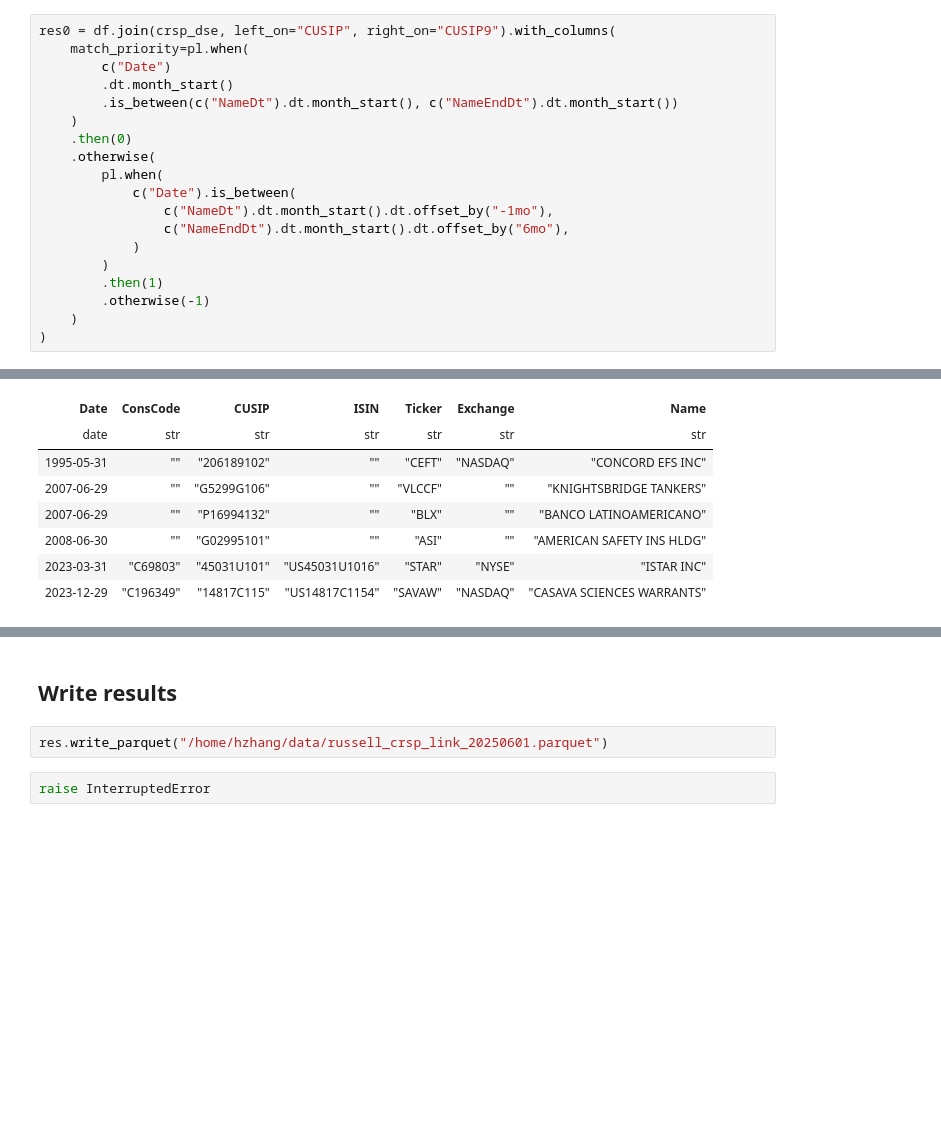
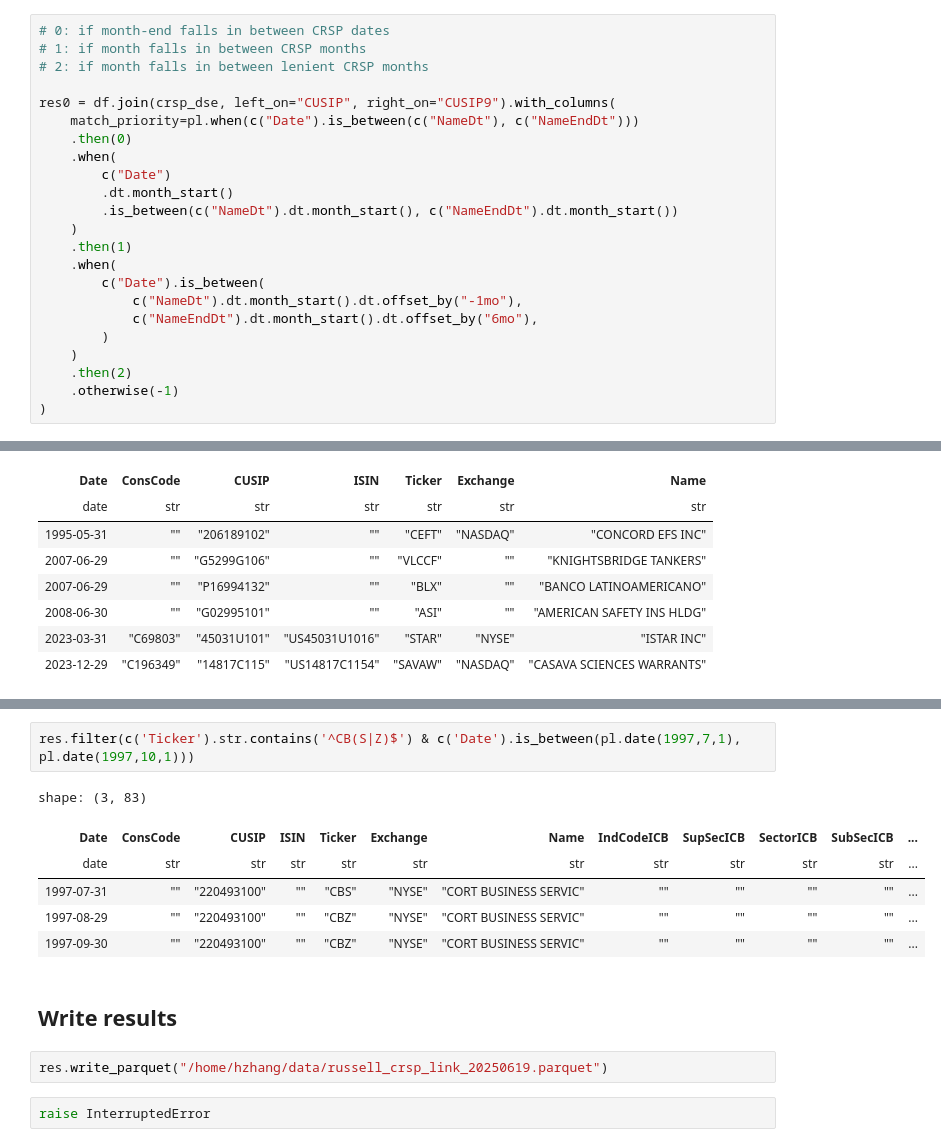
Before and after one commit to gnahz04/itsy, a Jupyter notebook: russell_crsp_link.ipynb, the cells around one changed output, grey strips where cells are left out. Drawn from its saved outputs; the diff is of its cells as text; blank space fills up the shorter version.

```diff
--- a/russell_crsp_link.ipynb
+++ b/russell_crsp_link.ipynb
@@ -163,23 +167,27 @@ df = df.filter(~c("Ticker").str.contains("_x"))
 # %% [markdown]
 ## Join R3K universe with CRSP coverage
 # %%
+# 0: if month-end falls in between CRSP dates
+# 1: if month falls in between CRSP months
+# 2: if month falls in between lenient CRSP months
+
 res0 = df.join(crsp_dse, left_on="CUSIP", right_on="CUSIP9").with_columns(
-    match_priority=pl.when(
+    match_priority=pl.when(c("Date").is_between(c("NameDt"), c("NameEndDt")))
+    .then(0)
+    .when(
         c("Date")
         .dt.month_start()
         .is_between(c("NameDt").dt.month_start(), c("NameEndDt").dt.month_start())
     )
-    .then(0)
-    .otherwise(
-        pl.when(
-            c("Date").is_between(
-                c("NameDt").dt.month_start().dt.offset_by("-1mo"),
-                c("NameEndDt").dt.month_start().dt.offset_by("6mo"),
-            )
+    .then(1)
+    .when(
+        c("Date").is_between(
+            c("NameDt").dt.month_start().dt.offset_by("-1mo"),
+            c("NameEndDt").dt.month_start().dt.offset_by("6mo"),
         )
-        .then(1)
-        .otherwise(-1)
     )
+    .then(2)
+    .otherwise(-1)
 )
 # %%
 res = (
@@ -218,10 +226,19 @@ res.filter(c("match_priority") == 1)["Date"].value_counts(sort=True).plot.line(
 )
 # %% [output]
 [interactive output not drawn]
+# %%
+res.filter(c('Ticker').str.contains('^CB(S|Z)$') & c('Date').is_between(pl.date(1997,7,1), pl.date(1997,10,1)))
+# %% [output]
+shape: (3, 83)
+| Date | ConsCode | CUSIP | ISIN | Ticker | Exchange | Name | IndCodeICB | SupSecICB | SectorICB | SubSecICB | ... |
+| date | str | str | str | str | str | str | str | str | str | str | ... |
+| 1997-07-31 | "" | "220493100" | "" | "CBS" | "NYSE" | "CORT BUSINESS SERVIC" | "" | "" | "" | "" | ... |
+| 1997-08-29 | "" | "220493100" | "" | "CBZ" | "NYSE" | "CORT BUSINESS SERVIC" | "" | "" | "" | "" | ... |
+| 1997-09-30 | "" | "220493100" | "" | "CBZ" | "NYSE" | "CORT BUSINESS SERVIC" | "" | "" | "" | "" | ... |
 # %% [markdown]
 ## Write results
 # %%
-res.write_parquet("/home/hzhang/data/russell_crsp_link_20250601.parquet")
+res.write_parquet("/home/hzhang/data/russell_crsp_link_20250619.parquet")
 # %%
 raise InterruptedError
 # %% [output]
```
Also changed, not shown: parts of 5 cells of this notebook.
